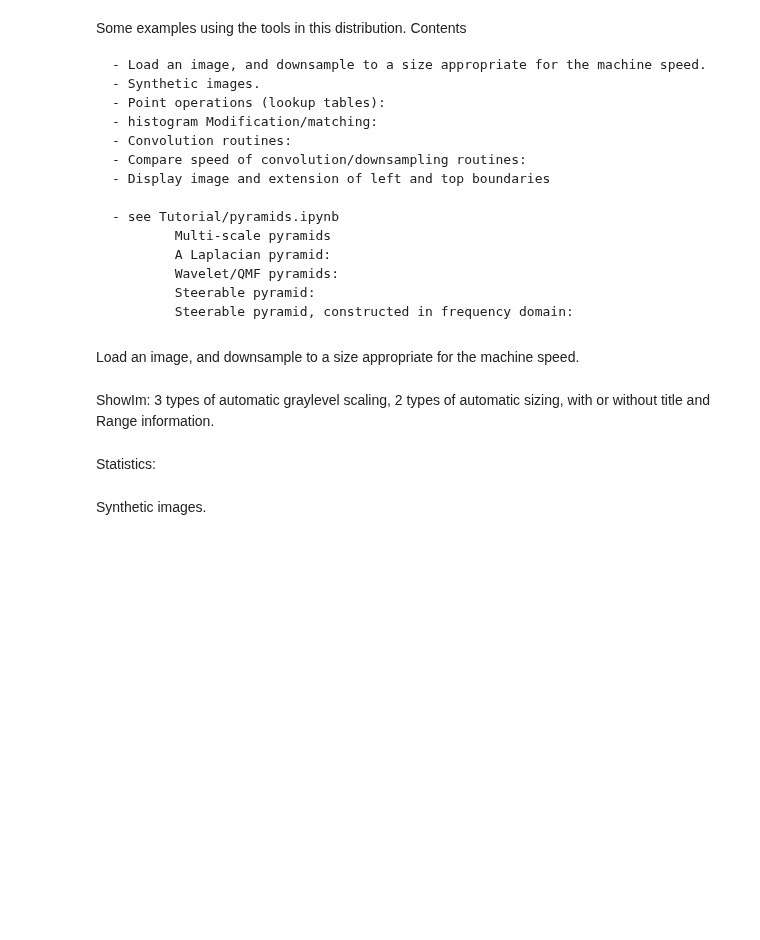
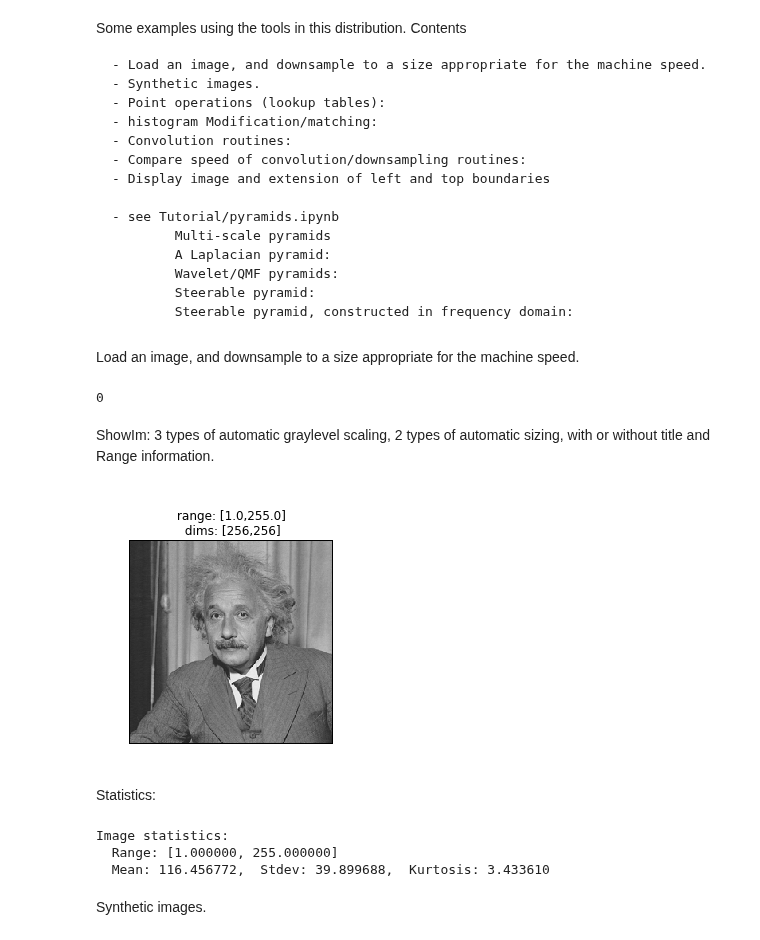
Before and after one commit to LabForComputationalVision/pyrtools, a Jupyter notebook: TUTORIALS/tools.ipynb, the cells around one changed output. Drawn from its saved outputs; the diff is of its cells as text; code cells hidden in the pictures; blank space fills up the shorter version.

```diff
--- a/TUTORIALS/tools.ipynb
+++ b/TUTORIALS/tools.ipynb
@@ -33,0 +30,2 @@ clear oim;
+# %%
+oim = plt.imread('../pyrtools/data/einsteinCorrect.pgm').astype(float)
@@ -34,3 +37,14 @@ clear oim;
+# %%
+t = time.time()
+ppt.corrDn(oim, filt, edges='reflect1', step=(2, 2), start=(0, 0), stop=None, result=None)
+elapsed = time.time() - t
+# %%
+imSubSample = min(max(np.floor(np.log2(elapsed)/2+3),0),2)
+imSubSample
+# %% [output]
+0
+# %%
+im = ppt.blurDn(oim, n_levels=imSubSample, filt='qmf9')
 # %% [markdown]
 ShowIm: 3 types of automatic graylevel scaling, 2 types of automatic sizing, with or without title and Range information.
 # %%
@@ -44,2 +52,12 @@ showIm(im,'auto3',2)
+# %%
+ppt.showIm(im)
+
+# showIm(im,'auto1','auto','Al')
+
+# showIm('im','auto2')
+
+# showIm(im,'auto3',2)
+# %% [output]
+[figure, added]
 # %% [markdown]
  Statistics:
@@ -48,3 +64,9 @@ imStats(im)
+# %%
+ppt.imStats(im)
+# %% [output]
+Image statistics:
+  Range: [1.000000, 255.000000]
+  Mean: 116.456772,  Stdev: 39.899688,  Kurtosis: 3.433610
 # %% [markdown]
 Synthetic images.
 # %%
```
Also changed, not shown: parts of 31 cells of this notebook, 12 other files.
